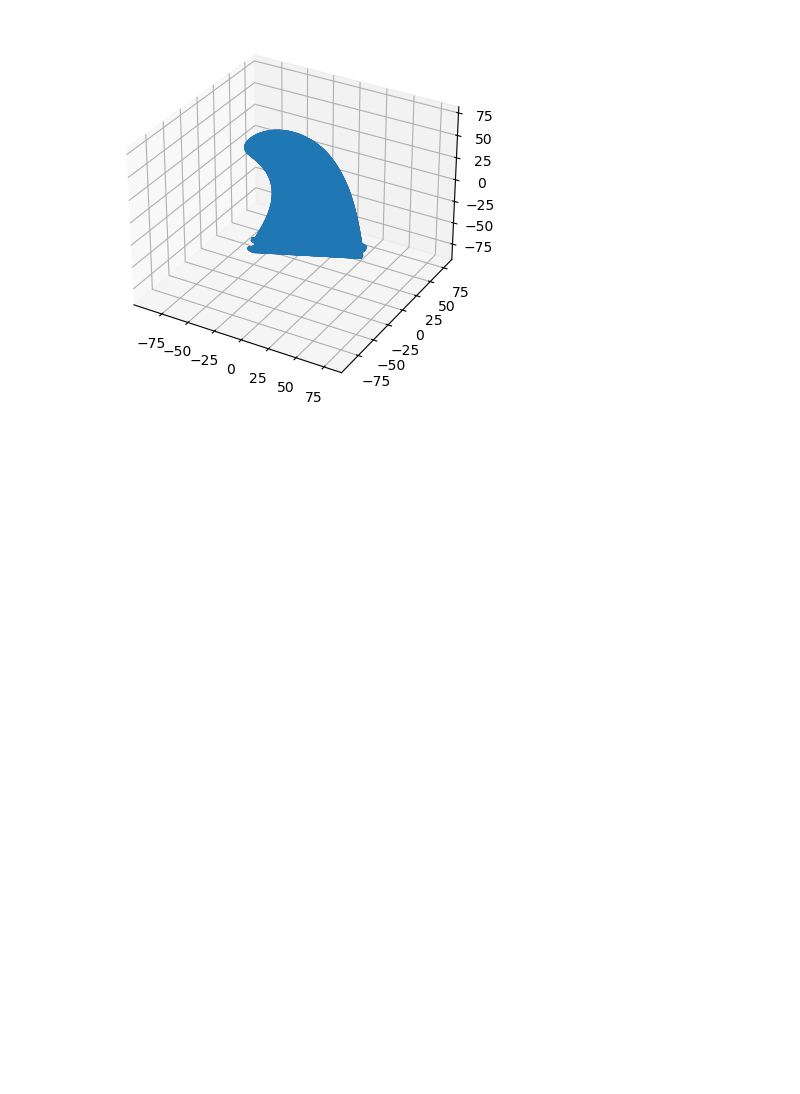
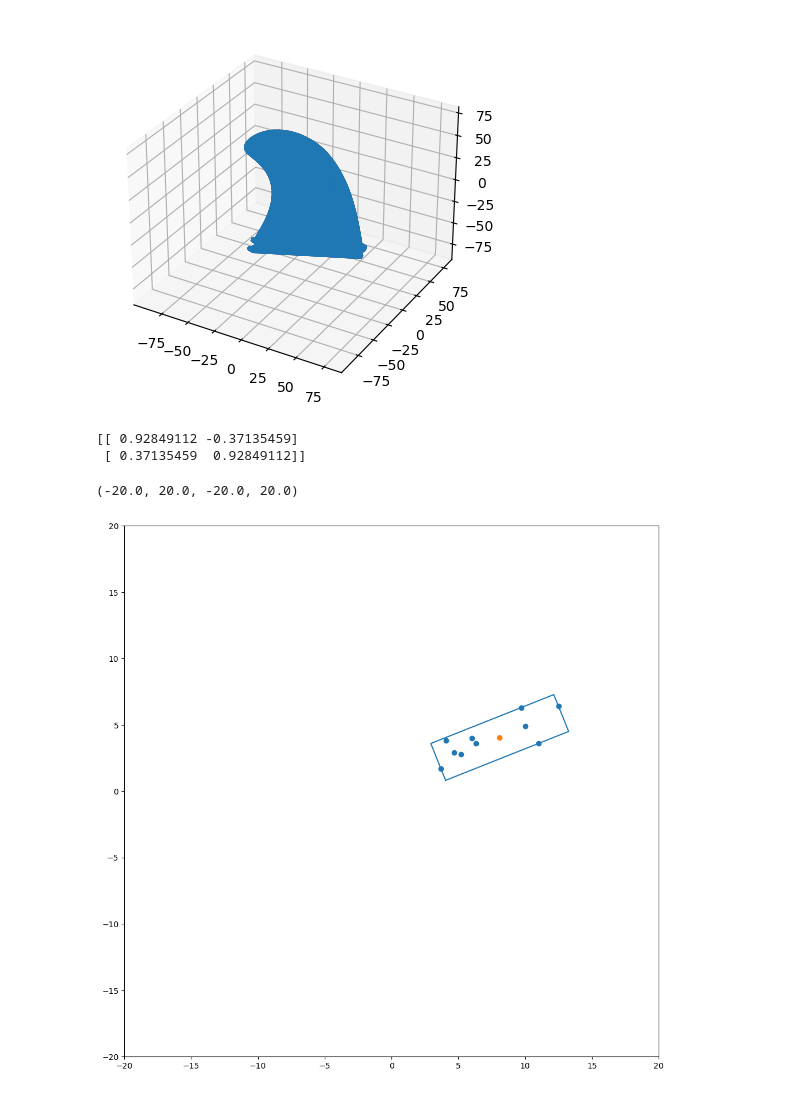
Before and after one commit to ian1x/SHRED-STL-Analysis, a Jupyter notebook: TestingPythonCompatibility.ipynb, the cells around one changed output. Saved outputs shown, nothing was run; the diff lists cells and outputs as text; code cells hidden in the pictures; blank space fills up the shorter version.

```diff
--- a/TestingPythonCompatibility.ipynb
+++ b/TestingPythonCompatibility.ipynb
@@ -103,3 +76,69 @@ pyplot.show()
 [figure]
 # %%
 fin.save('fin_cog.stl')
+# %%
+#Building a covariance matrix and bounding box in 2D
+#pyplot figure initilization
+points_figure = pyplot.figure(figsize=(12,12))
+ax = points_figure.add_subplot(111)
+#10 points, I am working off an example but in the next section I will try with random point cloud
+point_cloud = [(3.7, 1.7),
+               (4.1, 3.8),
+               (4.7, 2.9),
+               (5.2, 2.8),
+               (6.0, 4.0),
+               (6.3, 3.6),
+               (9.7, 6.3),
+               (10.0, 4.9),
+               (11.0, 3.6),
+               (12.5, 6.4)]
+#There is a more efficient way to do this but this plots the points
+x = []
+y = []
+for i in range(len(point_cloud)):
+    x.append(point_cloud[i][0])
+    y.append(point_cloud[i][1])
+ax.scatter(x,y)
+
+
+#the first line stacks the points in a different format as a numpy array
+#np.cov finds the covariance matrix of the array, the covariance matrix shows the variance between different values of
+#the same variable and the variance between values of different variables
+#eigen vectors and values can be retrieved from the covariance matrix, these eigenvectors are used to find the principle axis
+#of the bounding box
+cov_mat = np.stack((x, y), axis = 0)
+cov = np.cov(cov_mat)
+eigvalues, eigvectors = np.linalg.eig(cov)
+print(eigvectors)
+teigvect = np.transpose(eigvectors)
+#by dotting the original point cloud with the eigenvectors we can allign all of the points in the cloud with either the x and y
+#axis, which is used to get the minimum and maximum values of the cloud
+point_cloud_rot = np.dot(point_cloud, np.linalg.inv(teigvect))
+
+min = np.min(point_cloud_rot, axis =0)
+max = np.max(point_cloud_rot, axis= 0)
+
+diff = (max-min)*0.5
+center = min + diff
+
+#From here I lowkey just copied/pasted the work from a stack overflow
+#https://stackoverflow.com/questions/32892932/create-the-oriented-bounding-box-obb-with-python-and-numpy
+#so I am not really sure what specifically is going on
+corners = np.array([center+[-diff[0],-diff[1]],
+                    center+[diff[0],-diff[1]],
+                    center+[diff[0],diff[1]],
+                    center+[-diff[0],diff[1]],
+                    center+[-diff[0],-diff[1]]])
+
+corners = np.dot(corners,teigvect)
+center = np.dot(center,teigvect)
+
+ax.scatter([center[0]],[center[1]])
+ax.plot(corners[:,0],corners[:,1],'-')
+
+pyplot.axis((-20,20,-20,20))
+# %% [output]
+[[ 0.92849112 -0.37135459]
+ [ 0.37135459  0.92849112]]
+(-20.0, 20.0, -20.0, 20.0)
+[figure, added]
```
Also changed, not shown: parts of 5 cells of this notebook, 5 other files.
